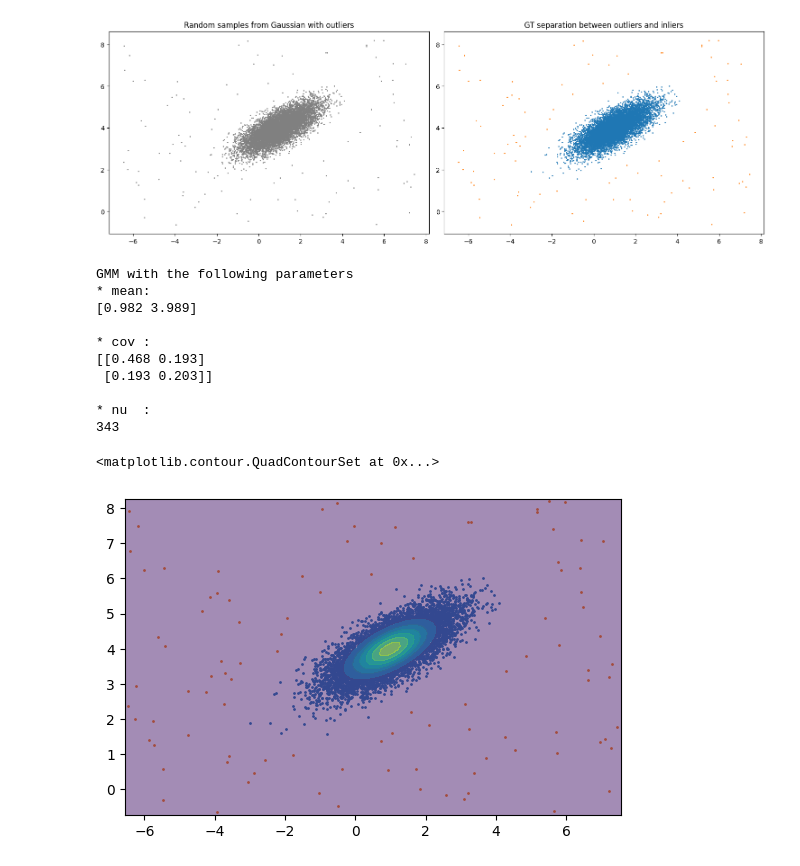
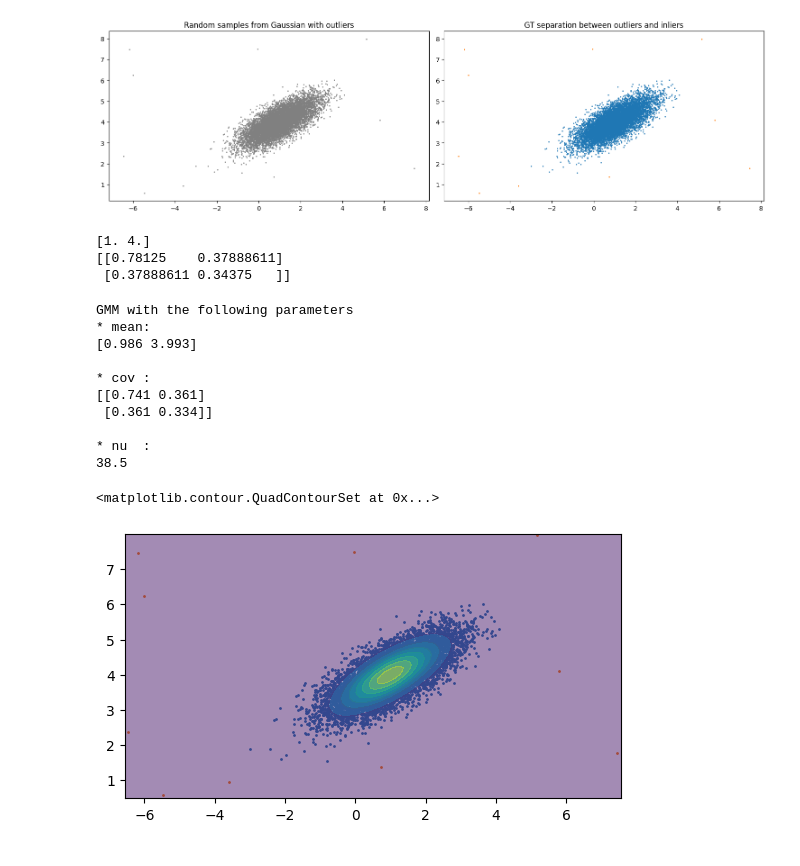
Before and after one commit to IanCher/cv_prince, a Jupyter notebook: notebooks/chap_07_complex_densities/student_experiments.ipynb, the cells around one changed output. Drawn from its saved outputs; the diff is of its cells as text; code cells hidden in the pictures.

Commit message:
Corrected bugs in student em fitter

```diff
--- a/notebooks/chap_07_complex_densities/student_experiments.ipynb
+++ b/notebooks/chap_07_complex_densities/student_experiments.ipynb
@@ -11,7 +14,7 @@ from notebooks.utils import create_cov_based_on_angle_and_axis_scale
 # %%
 # Create a Gaussian with outliers
 num_samples = 10000
-outliers_rate = 0.01
+outliers_rate = 0.001
 num_outliers = int(num_samples * outliers_rate)
 rng = np.random.default_rng(seed=12345)
 
@@ -55,13 +61,8 @@ axes[1].set_aspect("equal")
 
 fig.tight_layout()
 # %% [output]
-[figure, old version]
+[figure, new version]
 # %%
-import scipy.special
-import scipy.stats
-from tqdm import tqdm
-
-
 class ExpectationMaximisationStudent:
 
     def __init__(self, seed: int | None = None):
@@ -91,14 +92,14 @@ class ExpectationMaximisationStudent:
         self.nu = 1000
 
     def perform_e_step(self, samples) -> tuple[np.ndarray, np.ndarray]:
-        alpha = (self.nu + self.ndims) / 2
+        alpha = (self.nu + self.ndims)/2
 
         x_mu = samples - self.mean[np.newaxis, :]  # (N, D)
         x_mu_sq = x_mu[:, np.newaxis, :] @ self.inv_cov[np.newaxis, ...]  # (N, 1, D)
         x_mu_sq = x_mu_sq @ x_mu[..., np.newaxis]  # (N, 1, 1)
         x_mu_sq = x_mu_sq[..., 0, 0]  # (N,)
 
-        beta = 0.5 * x_mu_sq + self.nu
+        beta = (x_mu_sq + self.nu)/2
 
         exp_h = alpha / beta
         exp_logh = scipy.special.digamma(alpha) - np.log(beta)
@@ -118,15 +119,15 @@ class ExpectationMaximisationStudent:
         def cost_func_nu(nu):
             nu_2 = nu / 2
             term1 = nsamples * nu_2 * np.log(nu_2)
-            term2 = -nsamples * np.log(scipy.special.gamma(nu_2))
-            term3 = (nu_2 - 1) * exp_h.sum()
-            term4 = -nu_2 * exp_logh.sum()
+            term2 = -nsamples * scipy.special.loggamma(nu_2)
+            term3 = (nu_2 - 1) * exp_logh.sum()
+            term4 = -nu_2 * exp_h.sum()
 
             return term1 + term2 + term3 + term4
 
         best_cost = cost_func_nu(1)
         best_nu = 1
-        for nu in np.arange(1, 1000, 1):
+        for nu in np.arange(0.5, 1000, 0.5):
             cost = cost_func_nu(nu)
             if cost > best_cost:
                 best_cost = cost
@@ -153,38 +154,45 @@ class ExpectationMaximisationStudent:
                 f"* cov : \n{self.cov} \n\n"
                 f"* nu  : \n{self.nu} \n"
             )
+# %%
+print(mean)
+print(cov)
+# %% [output]
+[1. 4.]
+[[0.78125    0.37888611]
+ [0.37888611 0.34375   ]]
 # %%
 em_fitter = ExpectationMaximisationStudent(seed=12345)
-em_fitter.fit(all_samples)
+em_fitter.fit(all_samples, max_iter=200)
 print(em_fitter)
 # %% [output]
 GMM with the following parameters
 * mean:
-[0.982 3.989]
+[0.986 3.993]
 
 * cov :
-[[0.468 0.193]
- [0.193 0.203]]
+[[0.741 0.361]
+ [0.361 0.334]]
 
 * nu  :
-343
+38.5
 # %%
+rv_fitted = scipy.stats.multivariate_t(loc=em_fitter.mean, shape=em_fitter.cov, df=em_fitter.nu)
+
 all_samples_min = all_samples.min(axis=0)
 all_samples_max = all_samples.max(axis=0)
 
 x ,y = np.meshgrid(
     np.arange(all_samples_min[0]-0.1, all_samples_max[0]+0.1, 0.1),
     np.arange(all_samples_min[1]-0.1, all_samples_max[1]+0.1, 0.1)
 )
+coords = np.stack([x, y], axis=-1)
 
-rv = scipy.stats.multivariate_t(loc=em_fitter.mean, shape=em_fitter.cov, df=em_fitter.nu)
-
-pos = np.dstack((x, y))
 fig, ax = plt.subplots(1, 1)
 ax.set_aspect('equal')
 plt.scatter(samples[:, 0], samples[:, 1], s=1)
 plt.scatter(outliers[:, 0], outliers[:, 1], s=1)
-plt.contourf(x, y, rv.pdf(pos), alpha=0.5)
+plt.contourf(x, y, rv_fitted.pdf(coords), alpha=0.5)
 # %% [output]
 <matplotlib.contour.QuadContourSet at 0x...>
-[figure, old version]
+[figure, new version]
```
Also changed, not shown: parts of 2 cells of this notebook.
